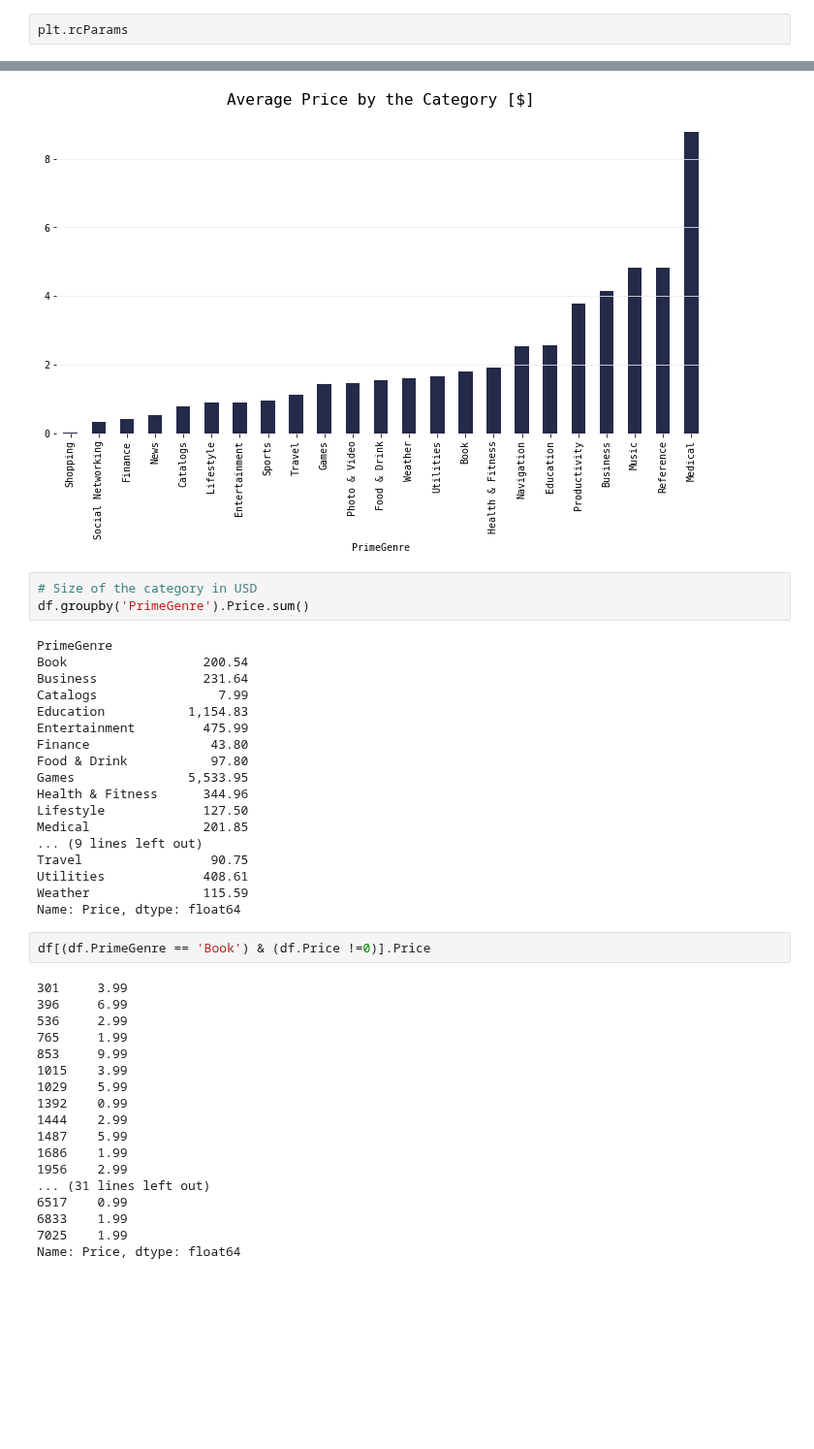
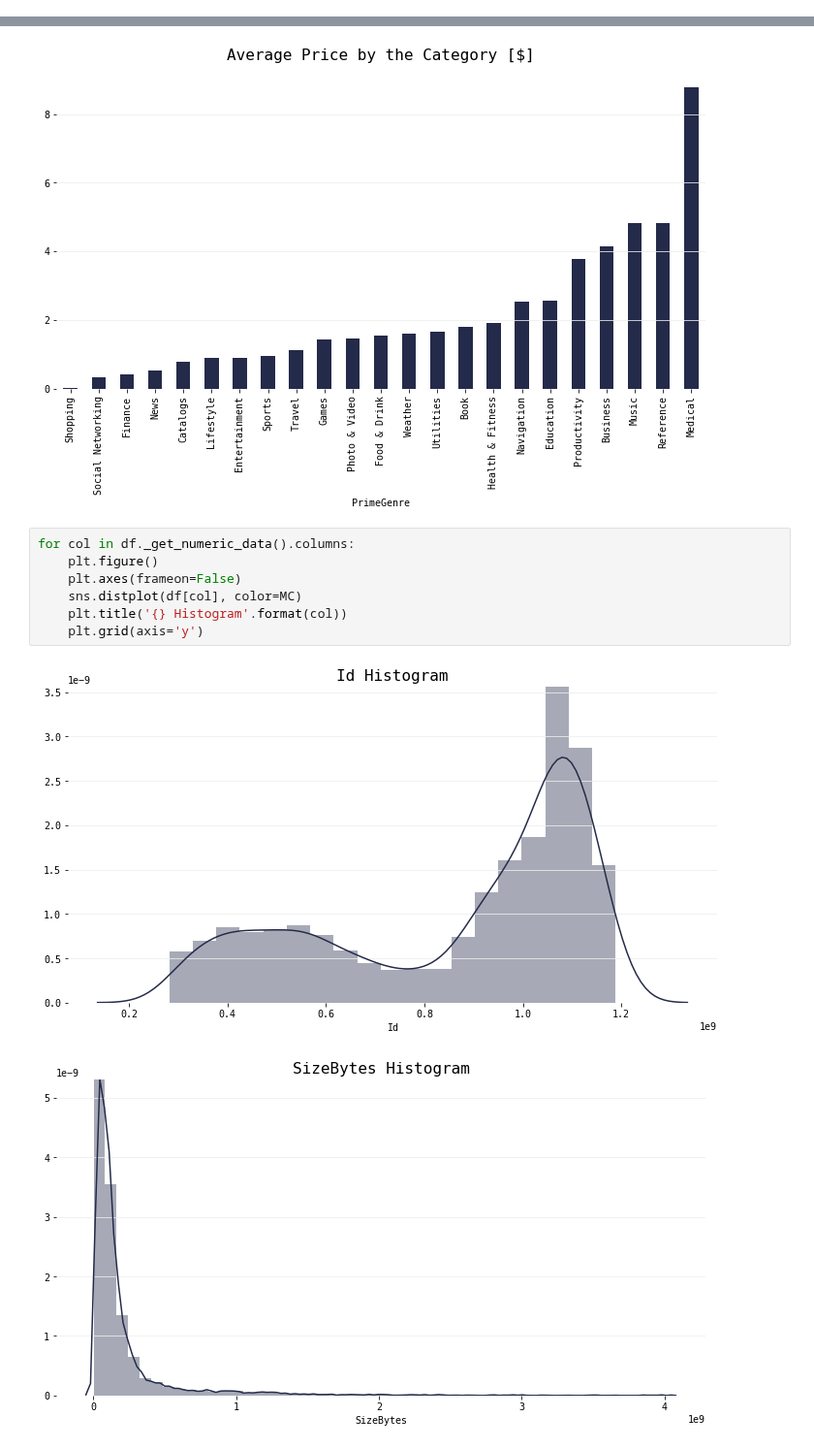
Before and after one commit to qu4ku/datasets-analysis, a Jupyter notebook: 011-apple-app-store.ipynb, the cells around one changed output, grey strips where cells are left out. Shown at 97% size. Drawn from its saved outputs; the diff is of its cells as text; blank space fills up the shorter version.

```diff
--- a/011-apple-app-store.ipynb
+++ b/011-apple-app-store.ipynb
@@ -57,5 +61,3 @@ plt.rcParams.update({
 # %% [output]
 Loading BokehJS ...
 [interactive output not drawn]
-# %%
-plt.rcParams
@@ -315,44 +308,13 @@ plt.grid(axis='y')
 plt.title('Average Price by the Category [$]', y=1.02);
 # %% [output]
 [figure]
-# %%
-# Size of the category in USD
-df.groupby('PrimeGenre').Price.sum()
-# %% [output]
-PrimeGenre
-Book                  200.54
-Business              231.64
-Catalogs                7.99
-Education           1,154.83
-Entertainment         475.99
-Finance                43.80
-Food & Drink           97.80
-Games               5,533.95
-Health & Fitness      344.96
-Lifestyle             127.50
-Medical               201.85
-... (9 lines left out)
-Travel                 90.75
-Utilities             408.61
-Weather               115.59
-Name: Price, dtype: float64
-# %%
-df[(df.PrimeGenre == 'Book') & (df.Price !=0)].Price
-# %% [output]
-301     3.99
-396     6.99
-536     2.99
-765     1.99
-853     9.99
-1015    3.99
-1029    5.99
-1392    0.99
-1444    2.99
-1487    5.99
-1686    1.99
-1956    2.99
-... (31 lines left out)
-6517    0.99
-6833    1.99
-7025    1.99
-Name: Price, dtype: float64
+# %%
+for col in df._get_numeric_data().columns:
+    plt.figure()
+    plt.axes(frameon=False)
+    sns.distplot(df[col], color=MC)
+    plt.title('{} Histogram'.format(col))
+    plt.grid(axis='y')
+# %% [output]
+[figure, added]
+[figure, added]
```
Also changed, not shown: parts of 8 cells of this notebook.
